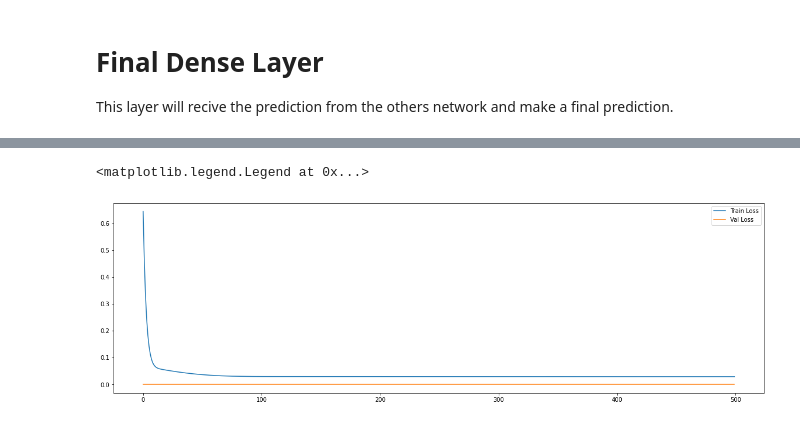
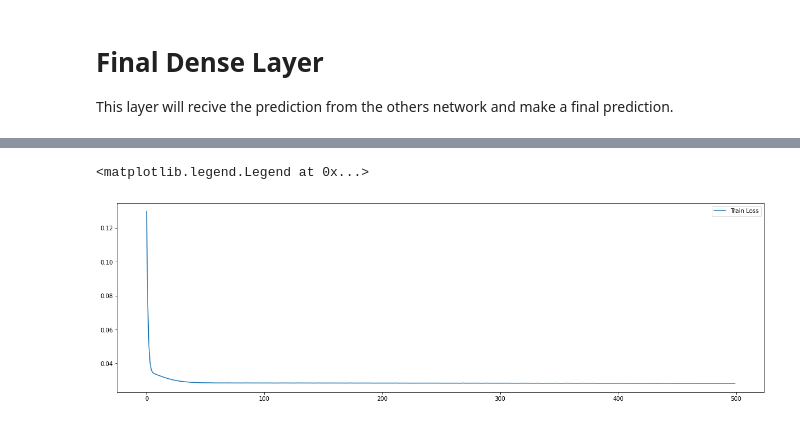
Before and after one commit to rtegao/Pharma-Sales, a Jupyter notebook: EsembleLearning/EsembleRNN.ipynb, the cells around one changed output, grey strips where cells are left out. Saved outputs shown, nothing was run; the diff lists cells and outputs as text; code cells hidden in the pictures.

```diff
--- a/EsembleLearning/EsembleRNN.ipynb
+++ b/EsembleLearning/EsembleRNN.ipynb
@@ -525,8 +478,7 @@ plt.show()
 # %%
 plt.figure(figsize=(20,6))
 plt.plot(history.history['loss'])
-plt.plot(history.history['val_loss'])
-plt.legend(['Train Loss', 'Val Loss'])
+plt.legend(['Train Loss'])
 # %% [output]
 <matplotlib.legend.Legend at 0x...>
-[figure, old version]
+[figure, new version]
```
Also changed, not shown: parts of 14 cells of this notebook.
